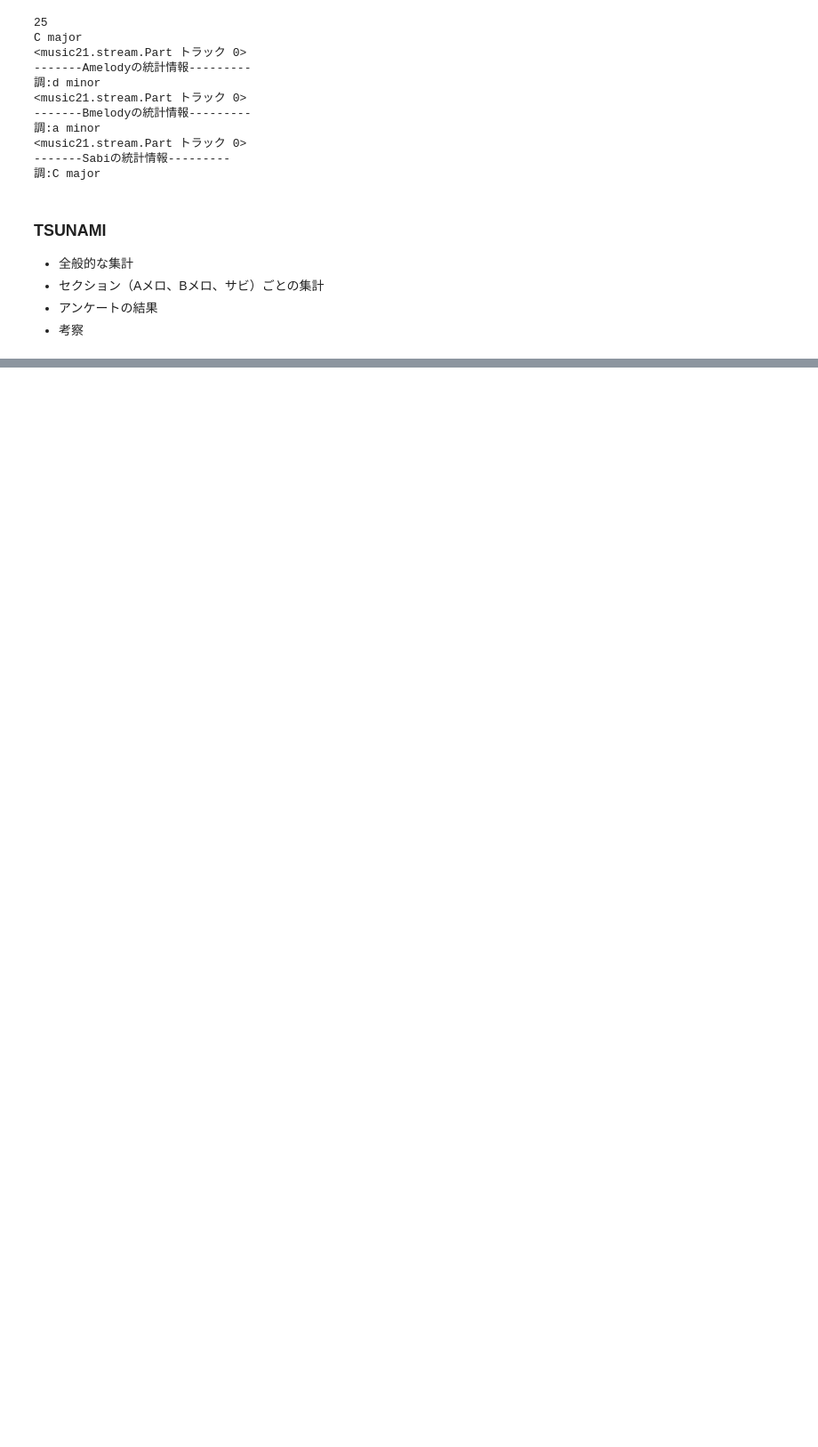
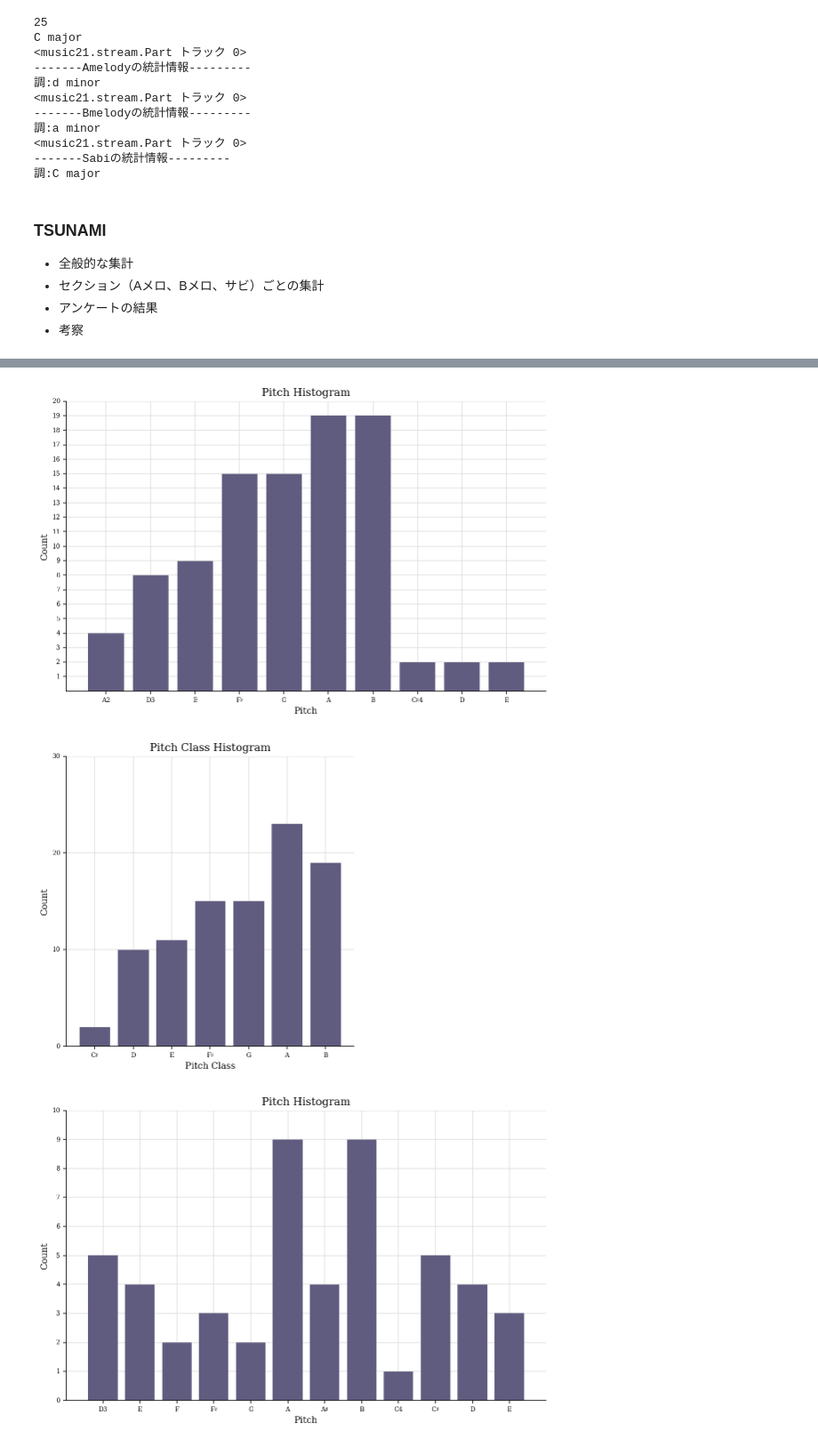
Before and after one commit to LifeEshiniki/sotsuken, a Jupyter notebook: section_analysis_1002.ipynb, the cells around one changed output, grey strips where cells are left out. Shown at 89% size. Drawn from its saved outputs; the diff is of its cells as text; code cells hidden in the pictures; blank space fills up the shorter version.

```diff
--- a/section_analysis_1002.ipynb
+++ b/section_analysis_1002.ipynb
@@ -123,5 +139,22 @@ def counter_plot(counter,song,section,analysee_name):
     plt.grid()
     plt.show()
+# %%
+#音高、音価のペアのリストをセクションごとに作成
+def make_note(sections):
+    notes = []
+    for item in sections:
+        note_obj = shuukei(item)
+        notes.append(note_obj)
+    return notes
+# %%
+#セクションごとに音高、音価のペア列から音程列を作成
+def make_pitch_diff(notes):
+    ontei = []
+    for item in notes:
+        bigram = make_pitch_bigram(item)
+        onteiobj = delete_inf(Counter(bigram))
+        ontei.append(onteiobj)
+    return ontei
 # %% [markdown]
 ## 予備実験概要
 
@@ -296,0 +358,7 @@ class gakuhu_object:
+# %%
+tsunami.counting_pitch()
+tsunami.counting_duration()
+# %% [output]
+[figure, added]
+[figure, added]
+[figure, added]
```
Also changed, not shown: parts of 9 cells of this notebook.
